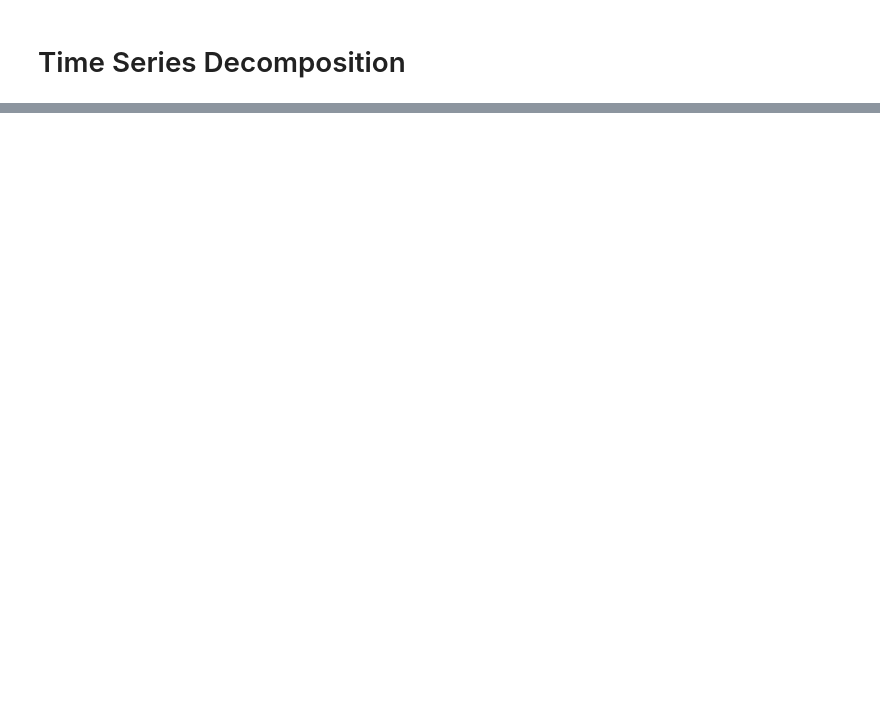
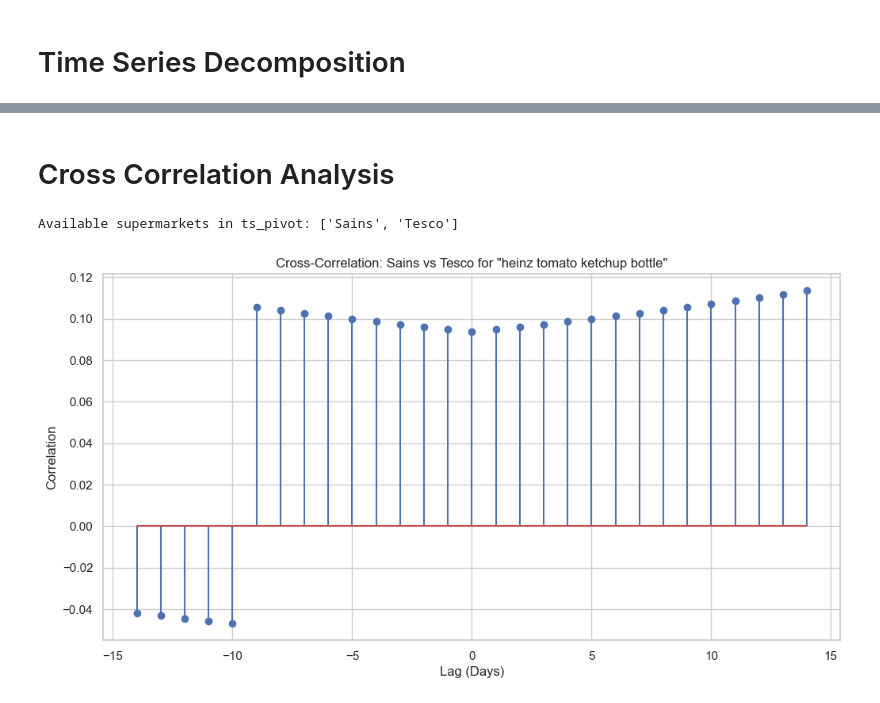
Before and after one commit to BhargavKumarNath/PricePoint-Dynamics-Decoding-the-UK-Supermarket-Competitive-Landscape-with-Machine-Learning, a Jupyter notebook: notebooks/04_statistical_analysis.ipynb, the cells around one changed output, grey strips where cells are left out. Drawn from its saved outputs; the diff is of its cells as text; code cells hidden in the pictures; blank space fills up the shorter version.

```diff
--- a/notebooks/04_statistical_analysis.ipynb
+++ b/notebooks/04_statistical_analysis.ipynb
@@ -210,0 +109,59 @@ Residual: 79.5%
+# %% [markdown]
+# Cross Correlation Analysis
+# %%
+# Convert date to datetime
+df_canonical['date'] = pd.to_datetime(df_canonical['date'])
+
+# Filter for the product and sort by date
+product_name = 'heinz tomato ketchup bottle'
+ts_data = df_canonical[df_canonical['canonical_name'] == product_name].sort_values('date')
+
+# Pivot with aggregation to handle duplicates
+ts_pivot = ts_data.pivot_table(
+    index='date',
+    columns='supermarket',
+    values='prices',
+    aggfunc='mean'
+)
+
+
+print("Available supermarkets in ts_pivot:", ts_pivot.columns.tolist())
+
+supermarket1 = 'Sains'
+supermarket2 = 'Tesco'
+
+if supermarket1 not in ts_pivot.columns:
+    print(f"Warning: '{supermarket1}' not found in the data for '{product_name}'. Skipping cross-correlation.")
+elif supermarket2 not in ts_pivot.columns:
+    print(f"Warning: '{supermarket2}' not found in the data for '{product_name}'. Skipping cross-correlation.")
+else:
+    ts_pivot[supermarket1] = ts_pivot[supermarket1].fillna(method='ffill')
+    ts_pivot[supermarket2] = ts_pivot[supermarket2].fillna(method='ffill')
+
+    ts_pivot_cleaned = ts_pivot.dropna(subset=[supermarket1, supermarket2])
+
+    if len(ts_pivot_cleaned) < 2:
+        print(f"Not enough common data points between {supermarket1} and {supermarket2} for cross-correlation.")
+    else:
+        def cross_correlation(series1, series2, max_lag=14):
+            """Computes the cross-correlation between two time series."""
+            common_index = series1.index.intersection(series2.index)
+            series1 = series1.loc[common_index]
+            series2 = series2.loc[common_index]
+
+            corrs = [series1.corr(series2.shift(lag)) for lag in range(-max_lag, max_lag + 1)]
+            return np.array(corrs)
+
+        lags = range(-14, 15)
+        cc_tesco_asda = cross_correlation(ts_pivot_cleaned[supermarket1], ts_pivot_cleaned[supermarket2])
+
+        plt.figure(figsize=(12, 6))
+        plt.stem(lags, cc_tesco_asda)
+        plt.title(f'Cross-Correlation: {supermarket1} vs {supermarket2} for "{product_name}"')
+        plt.xlabel('Lag (Days)')
+        plt.ylabel('Correlation')
+        plt.grid(True)
+        plt.show()
+# %% [output]
+Available supermarkets in ts_pivot: ['Sains', 'Tesco']
+[figure, added]
```
Also changed, not shown: parts of 11 cells of this notebook.
